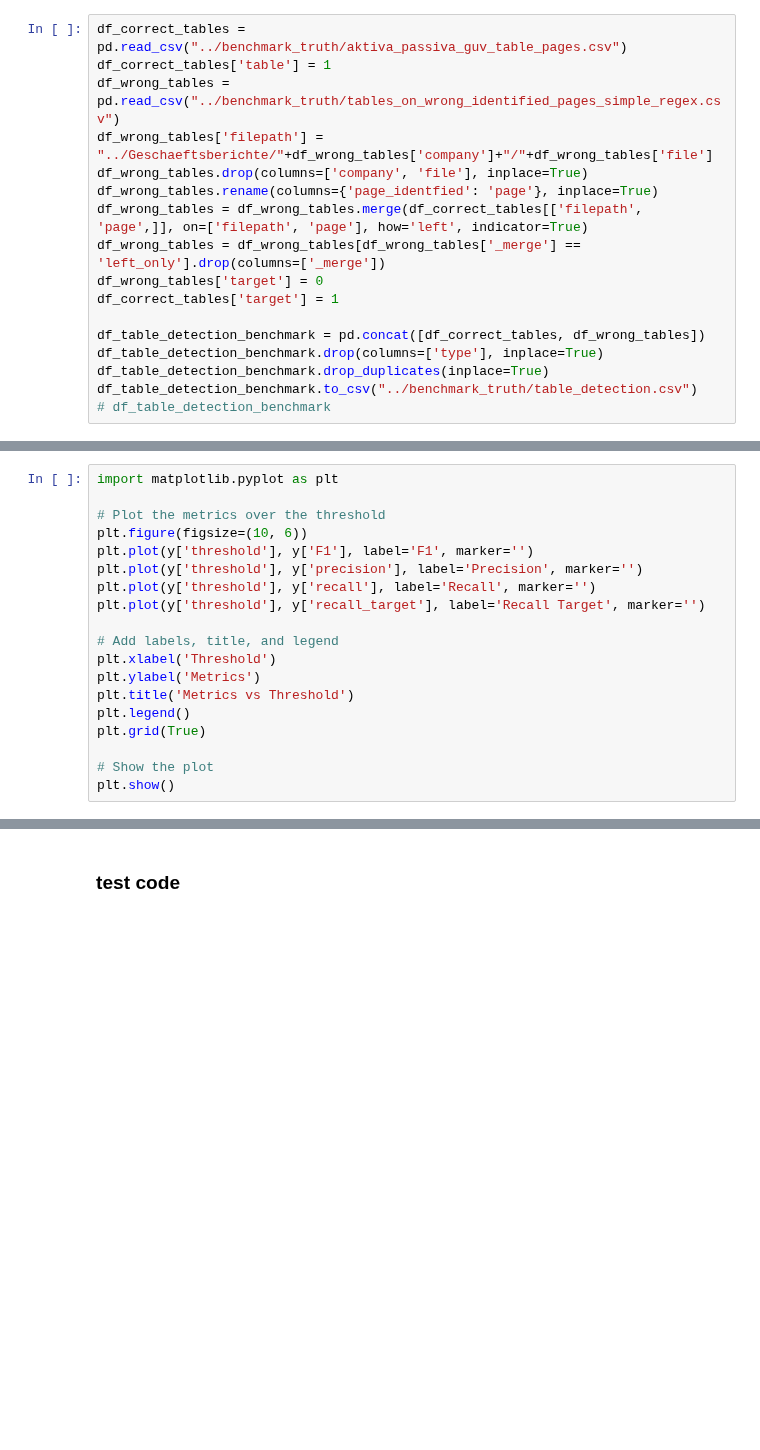
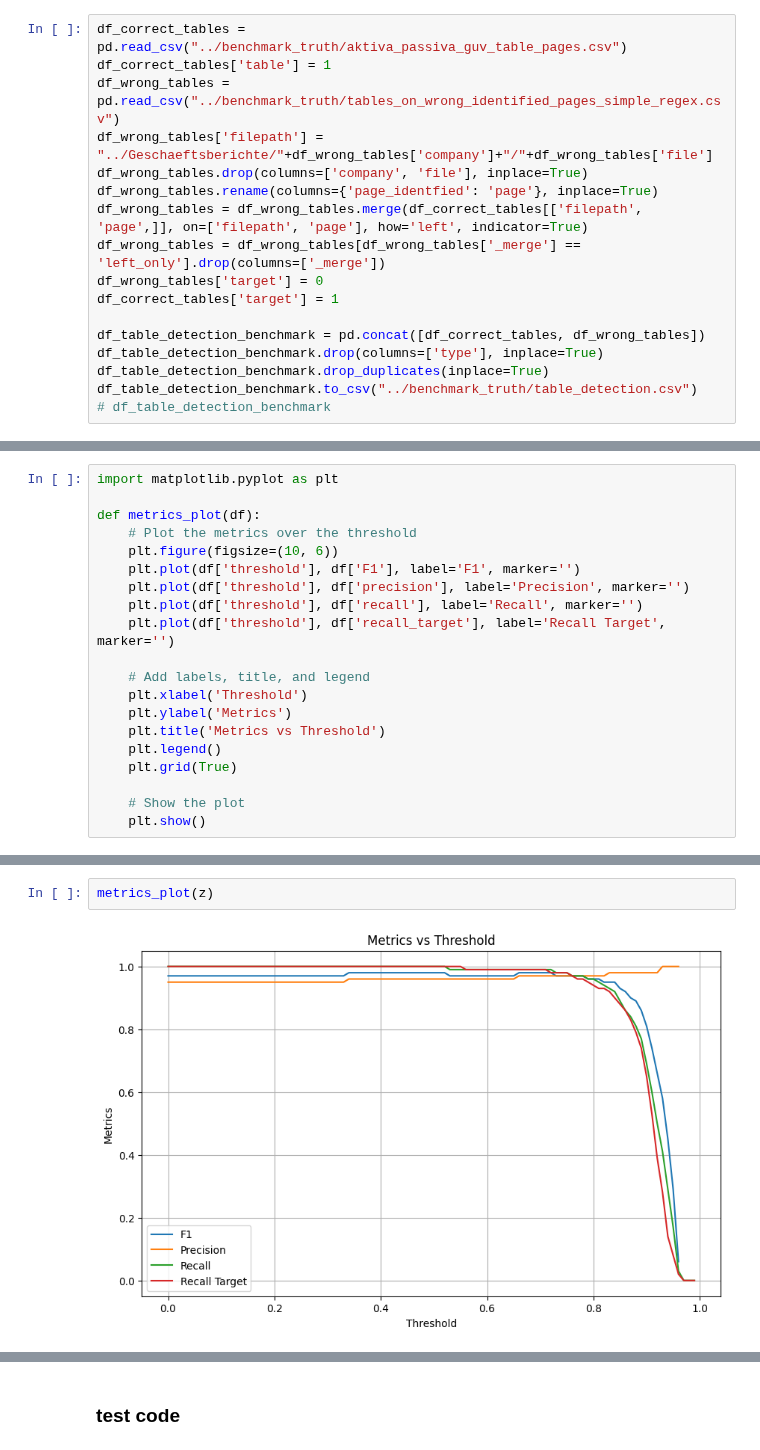
Before and after one commit to Famondir/Thesis, a Jupyter notebook: Python/page_detection_benchmark.ipynb, the cells around one changed output, grey strips where cells are left out. Cells and saved outputs as stored; diff of their text form; blank space fills up the shorter version.

```diff
--- a/Python/page_detection_benchmark.ipynb
+++ b/Python/page_detection_benchmark.ipynb
@@ -951,19 +992,20 @@ Device set to use cpu
 # %%
 import matplotlib.pyplot as plt
 
-# Plot the metrics over the threshold
-plt.figure(figsize=(10, 6))
-plt.plot(y['threshold'], y['F1'], label='F1', marker='')
-plt.plot(y['threshold'], y['precision'], label='Precision', marker='')
-plt.plot(y['threshold'], y['recall'], label='Recall', marker='')
-plt.plot(y['threshold'], y['recall_target'], label='Recall Target', marker='')
+def metrics_plot(df):
+    # Plot the metrics over the threshold
+    plt.figure(figsize=(10, 6))
+    plt.plot(df['threshold'], df['F1'], label='F1', marker='')
+    plt.plot(df['threshold'], df['precision'], label='Precision', marker='')
+    plt.plot(df['threshold'], df['recall'], label='Recall', marker='')
+    plt.plot(df['threshold'], df['recall_target'], label='Recall Target', marker='')
 
-# Add labels, title, and legend
-plt.xlabel('Threshold')
-plt.ylabel('Metrics')
-plt.title('Metrics vs Threshold')
-plt.legend()
-plt.grid(True)
+    # Add labels, title, and legend
+    plt.xlabel('Threshold')
+    plt.ylabel('Metrics')
+    plt.title('Metrics vs Threshold')
+    plt.legend()
+    plt.grid(True)
 
-# Show the plot
-plt.show()
+    # Show the plot
+    plt.show()
@@ -971,0 +1016,4 @@ plt.show()
+# %%
+metrics_plot(z)
+# %% [output]
+[figure, added]
```
Also changed, not shown: parts of 11 cells of this notebook, 1 other file.
